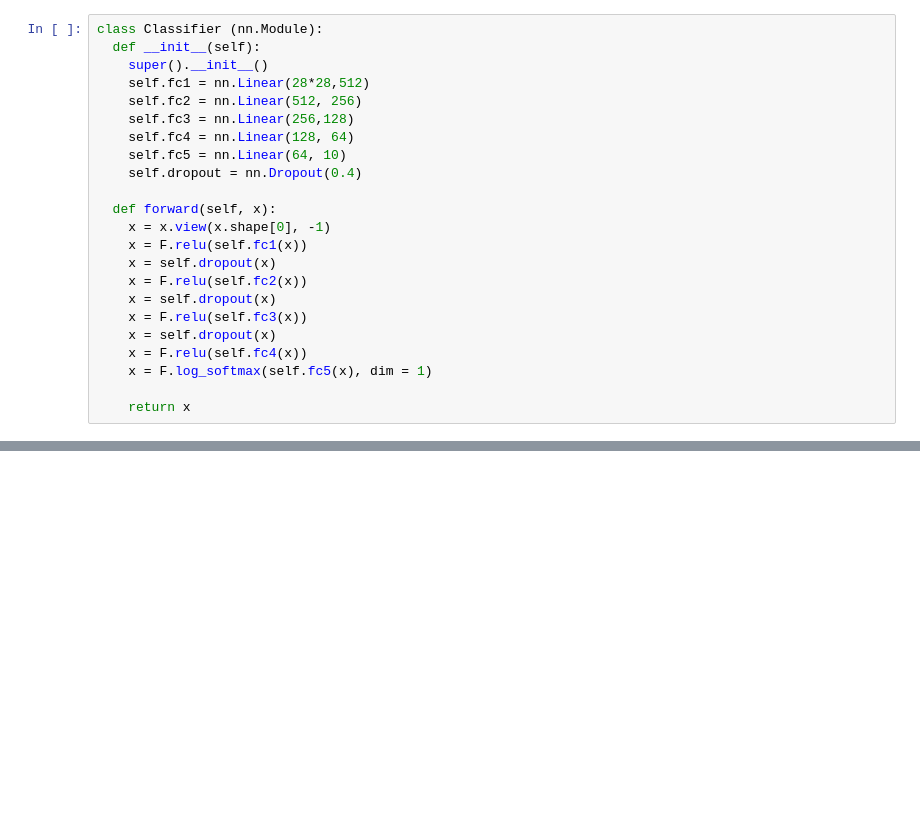
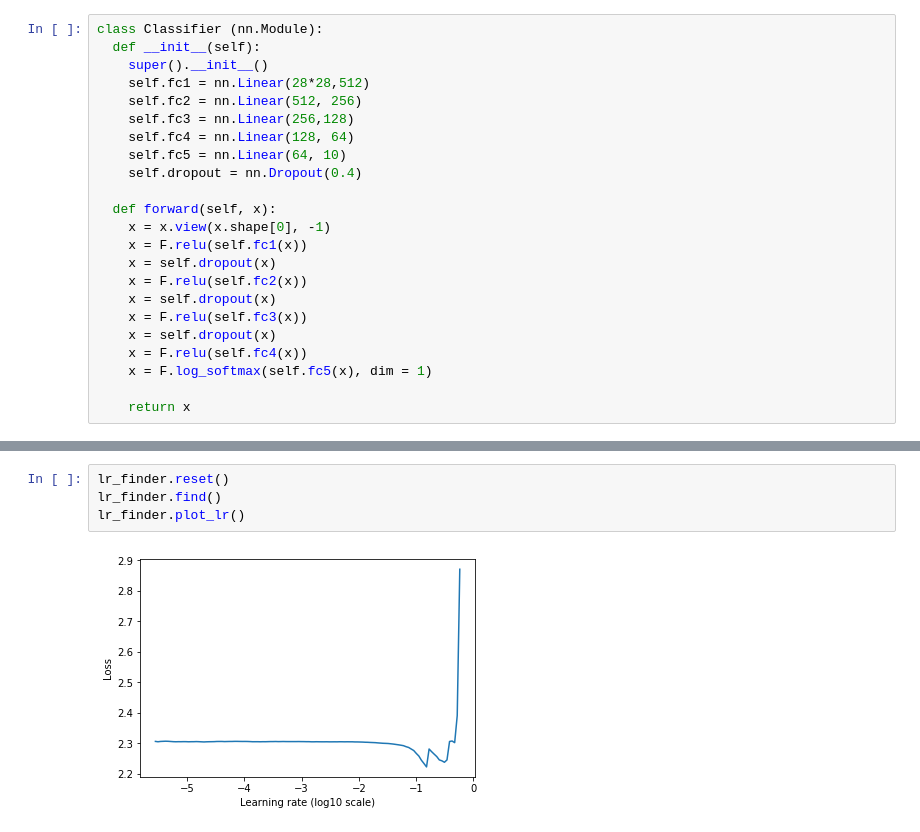
Before and after one commit to gurucharanmk/PyTorch_LearningRateFinder, a Jupyter notebook: LearningRateFinder_FashionMNIST_Demo.ipynb, the cells around one changed output, grey strips where cells are left out. Cells and saved outputs as stored; diff of their text form; blank space fills up the shorter version.

```diff
--- a/LearningRateFinder_FashionMNIST_Demo.ipynb
+++ b/LearningRateFinder_FashionMNIST_Demo.ipynb
@@ -73,0 +67,6 @@ lr_finder.plot_lr()
+# %%
+lr_finder.reset()
+lr_finder.find()
+lr_finder.plot_lr()
+# %% [output]
+[figure, added]
```
Also changed, not shown: parts of 4 cells of this notebook, 2 other files.
